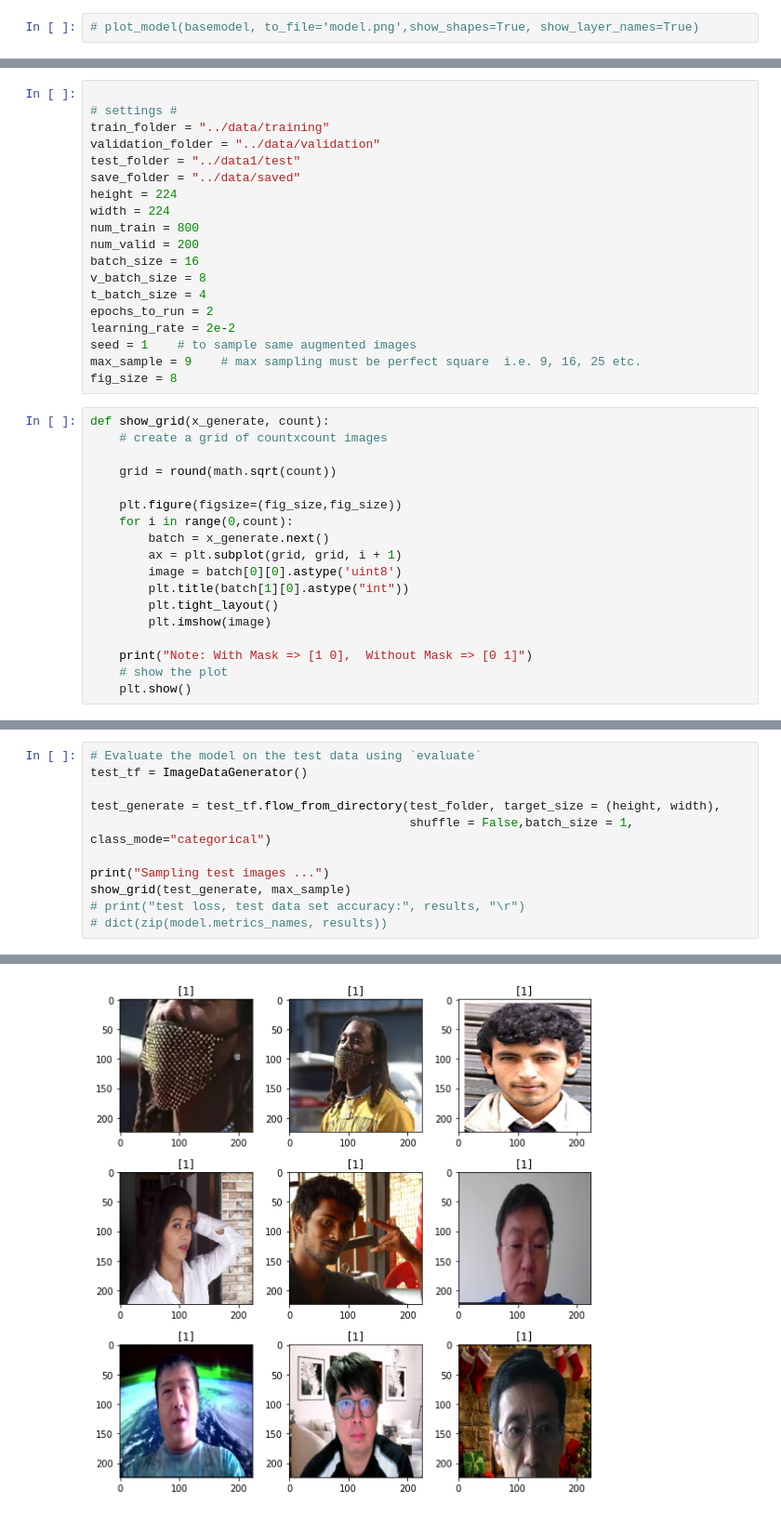
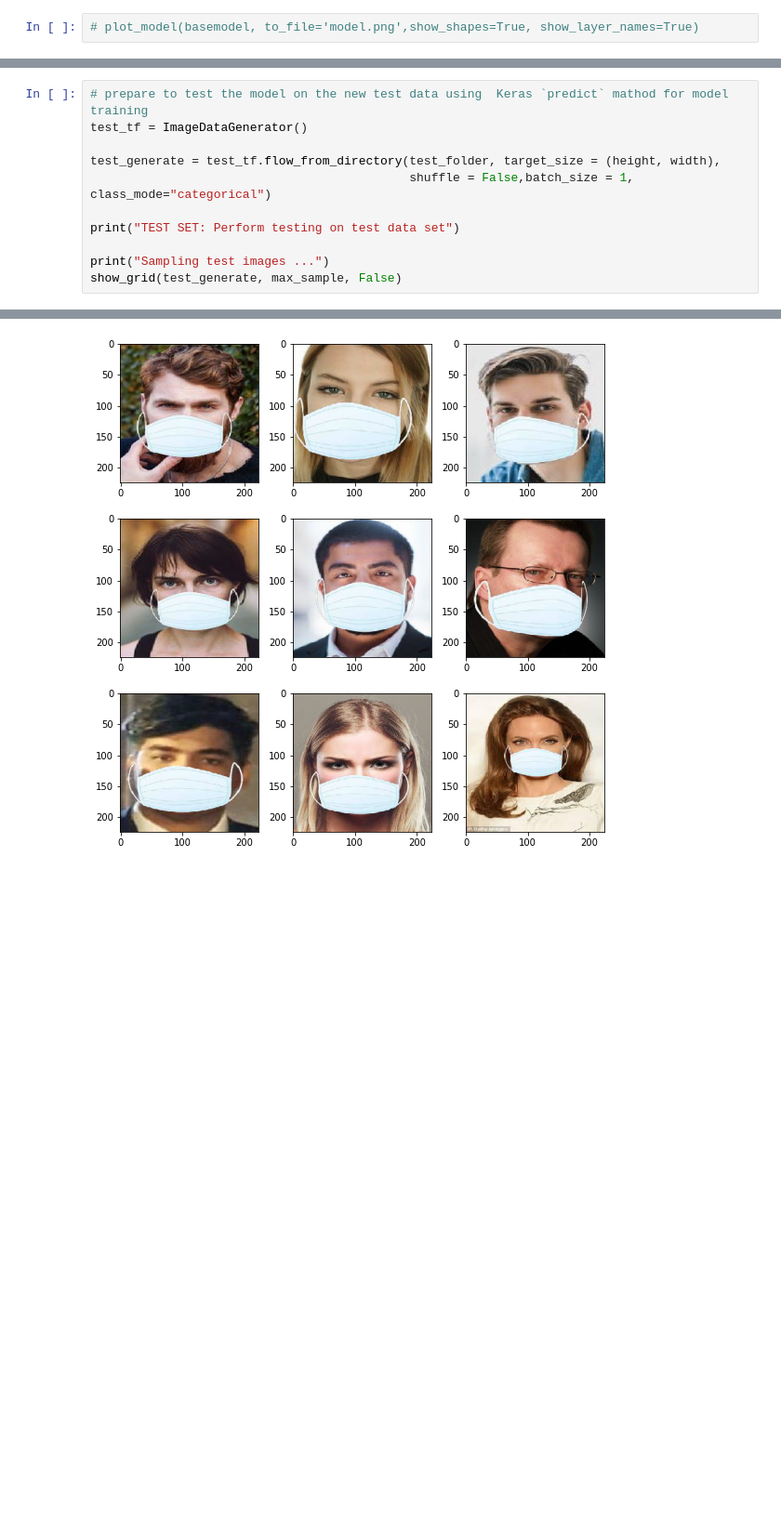
Before and after one commit to psychoatom/AI-0403-Team-3, a Jupyter notebook: notebook/KT-test5.ipynb, the cells around one changed output, grey strips where cells are left out. Shown at 93% size. Cells and saved outputs as stored; diff of their text form; blank space fills up the shorter version.

Commit message:
added evaluation dataset, new test pics in the testdata folder, and updated KT-test5 notebook

```diff
--- a/notebook/KT-test5.ipynb
+++ b/notebook/KT-test5.ipynb
@@ -114,41 +168,4 @@ _________________________________________________________________
 plot_model(model, to_file='model.png',show_shapes=True, show_layer_names=True, rankdir ="LR")
 # %% [output]
 [figure]
-# %%
-
-# settings #
-train_folder = "../data/training"
-validation_folder = "../data/validation"
-test_folder = "../data1/test"
-save_folder = "../data/saved"
-height = 224
-width = 224
-num_train = 800
-num_valid = 200
-batch_size = 16
-v_batch_size = 8
-t_batch_size = 4
-epochs_to_run = 2
-learning_rate = 2e-2
-seed = 1    # to sample same augmented images
-max_sample = 9    # max sampling must be perfect square  i.e. 9, 16, 25 etc.
-fig_size = 8
-# %%
-def show_grid(x_generate, count):
-    # create a grid of countxcount images
-
-    grid = round(math.sqrt(count))
-
-    plt.figure(figsize=(fig_size,fig_size))
-    for i in range(0,count):
-        batch = x_generate.next()
-        ax = plt.subplot(grid, grid, i + 1)
-        image = batch[0][0].astype('uint8')
-        plt.title(batch[1][0].astype("int"))
-        plt.tight_layout()
-        plt.imshow(image)
-
-    print("Note: With Mask => [1 0],  Without Mask => [0 1]")
-    # show the plot
-    plt.show()
 # %%
@@ -244,12 +268,12 @@ Note: With Mask => [1 0],  Without Mask => [0 1]
 # %%
-# Evaluate the model on the test data using `evaluate`
+# prepare to test the model on the new test data using  Keras `predict` mathod for model training
 test_tf = ImageDataGenerator()
 
 test_generate = test_tf.flow_from_directory(test_folder, target_size = (height, width),
                                             shuffle = False,batch_size = 1, class_mode="categorical")
 
+print("TEST SET: Perform testing on test data set")
+
 print("Sampling test images ...")
-show_grid(test_generate, max_sample)
-# print("test loss, test data set accuracy:", results, "\r")
-# dict(zip(model.metrics_names, results))
+show_grid(test_generate, max_sample, False)
 # %% [output]
@@ -259,3 +283,3 @@ Note: With Mask => [1 0],  Without Mask => [0 1]
-[figure, old version]
+[figure, new version]
 # %%
 # Generate predictions (probabilities -- the output of the last layer) on new data using `predict`
```
Also changed, not shown: parts of 16 cells of this notebook, 34 other files.
